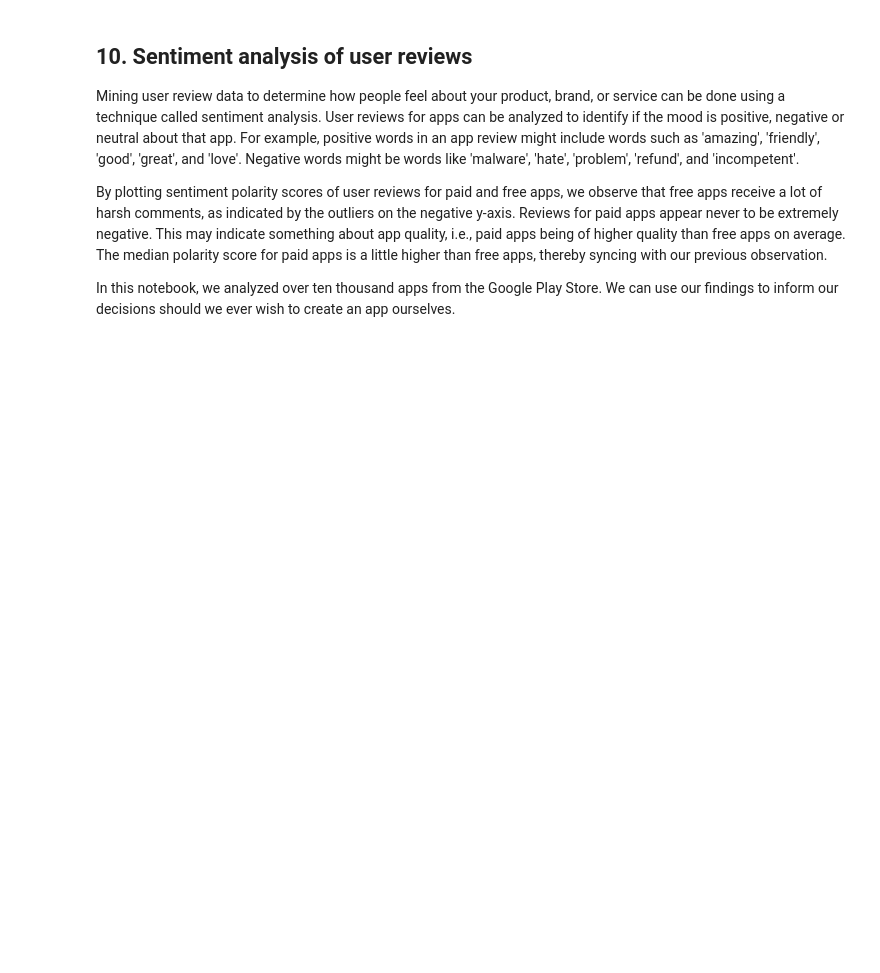
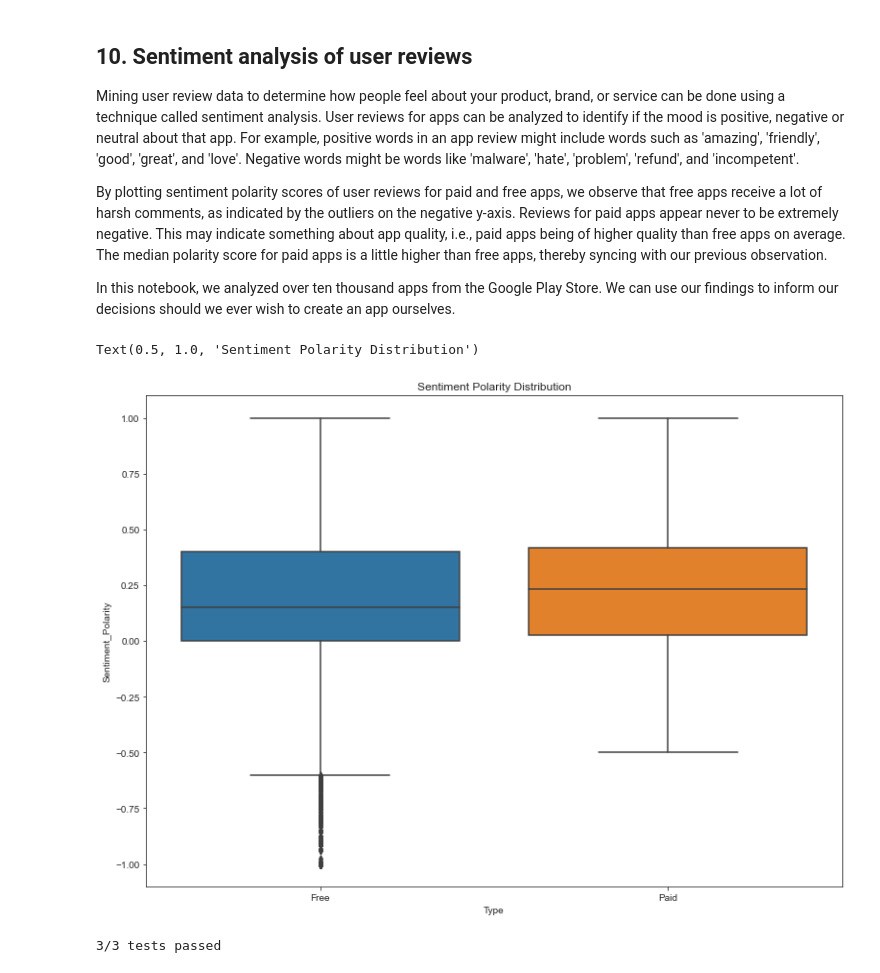
Before and after one commit to basakritu/Exploratory-Data-Analsyis, a Jupyter notebook: Google_Play_Dataset/notebook.ipynb, the cells around one changed output. Drawn from its saved outputs; the diff is of its cells as text; code cells hidden in the pictures; blank space fills up the shorter version.

```diff
--- a/Google_Play_Dataset/notebook.ipynb
+++ b/Google_Play_Dataset/notebook.ipynb
@@ -270,18 +484,39 @@ plotly.offline.iplot({'data': data, 'layout': layout})
 <p>In this notebook, we analyzed over ten thousand apps from the Google Play Store. We can use our findings to inform our decisions should we ever wish to create an app ourselves.</p>
 # %%
 # Load user_reviews.csv
-reviews_df = ...
+reviews_df = pd.read_csv('datasets/user_reviews.csv')
 
 # Join the two dataframes
-merged_df = ...
+merged_df = pd.merge(apps, reviews_df)
 
 # Drop NA values from Sentiment and Review columns
 merged_df = merged_df.dropna(subset = ['Sentiment', 'Review'])
 
 sns.set_style('ticks')
 fig, ax = plt.subplots()
 fig.set_size_inches(11, 8)
 
 # User review sentiment polarity for paid vs. free apps
-ax = sns.boxplot(x = ..., y = ..., data = ...)
+ax = sns.boxplot(x = 'Type', y = 'Sentiment_Polarity', data = merged_df )
 ax.set_title('Sentiment Polarity Distribution')
+# %% [output]
+Text(0.5, 1.0, 'Sentiment Polarity Distribution')
+[figure, added]
+# %%
+%%nose
+
+def test_user_reviews_loaded():
+    correct_user_reviews = pd.read_csv('datasets/user_reviews.csv')
+    assert (correct_user_reviews.equals(reviews_df)), "The user_reviews.csv file was not correctly loaded. Please review the instructions and inspect the hint if necessary."
+
+def test_user_reviews_merged():
+    user_reviews = pd.read_csv('datasets/user_reviews.csv')
+    correct_merged = pd.merge(apps, user_reviews, on = "App")
+    correct_merged = correct_merged.dropna(subset=['Sentiment', 'Review'])
+    assert (correct_merged.equals(merged_df)), "The merging of user_reviews and apps is incorrect. Please review the instructions and inspect the hint if necessary."
+
+def test_project_reset():
+    user_reviews = pd.read_csv('datasets/user_reviews.csv')
+    assert ('Translated_Reviews' not in user_reviews.columns), "There is an update in the project and some column names have been changed. Please choose the \"Reset Project\" option to fetch the updated copy of the project."
+# %% [output]
+3/3 tests passed
```
Also changed, not shown: parts of 17 cells of this notebook.
